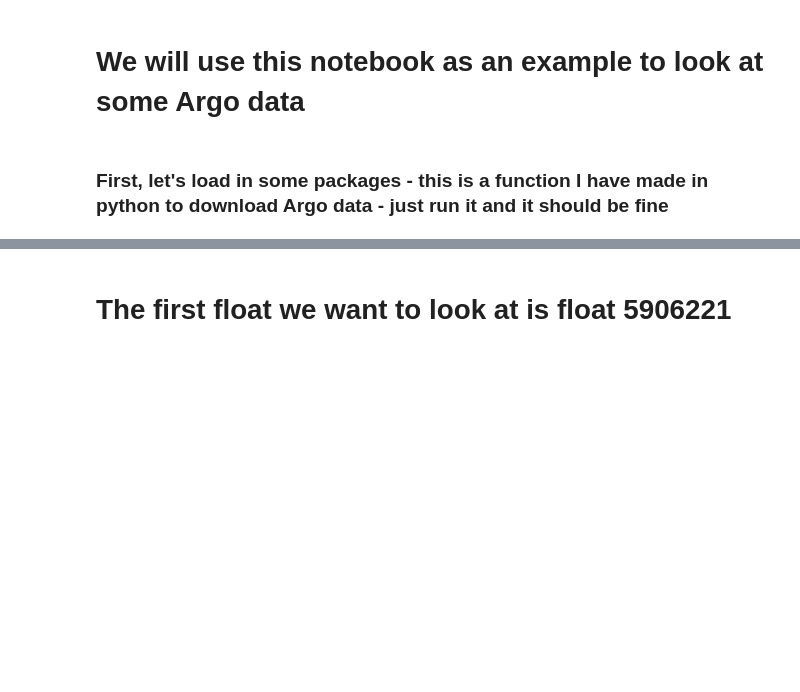
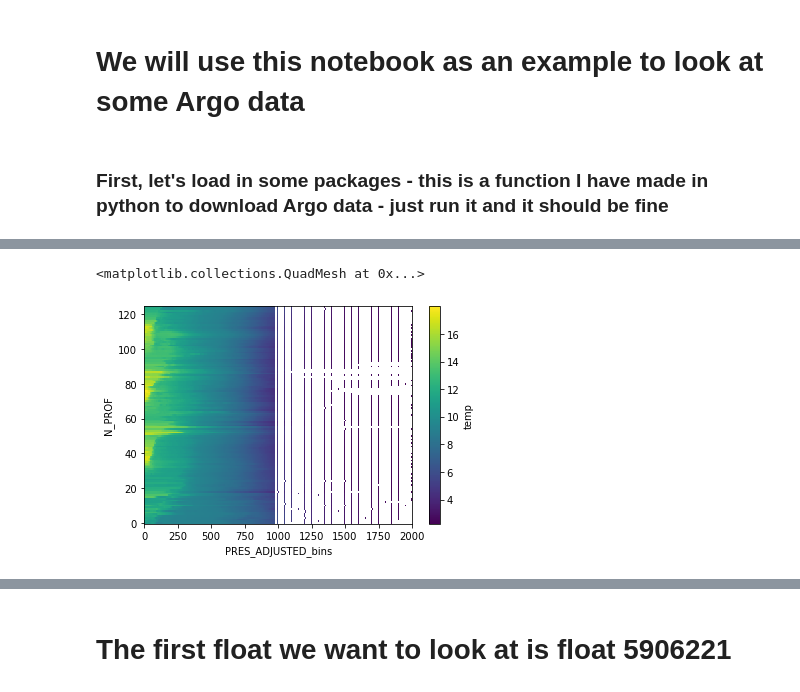
Before and after one commit to ribeiron/CAPSTAN_HAB_work, a Jupyter notebook: Notebooks/argo_data_access_JW.ipynb, the cells around one changed output, grey strips where cells are left out. Saved outputs shown, nothing was run; the diff lists cells and outputs as text; code cells hidden in the pictures; blank space fills up the shorter version.

```diff
--- a/Notebooks/argo_data_access_JW.ipynb
+++ b/Notebooks/argo_data_access_JW.ipynb
@@ -179,0 +388,5 @@ def download_file(url_path,filename,save_to=None,overwrite=False,verbose=True):
+# %%
+binned_ds.temp.plot()
+# %% [output]
+<matplotlib.collections.QuadMesh at 0x...>
+[figure, added]
```
Also changed, not shown: parts of 41 cells of this notebook, 7 other files.
